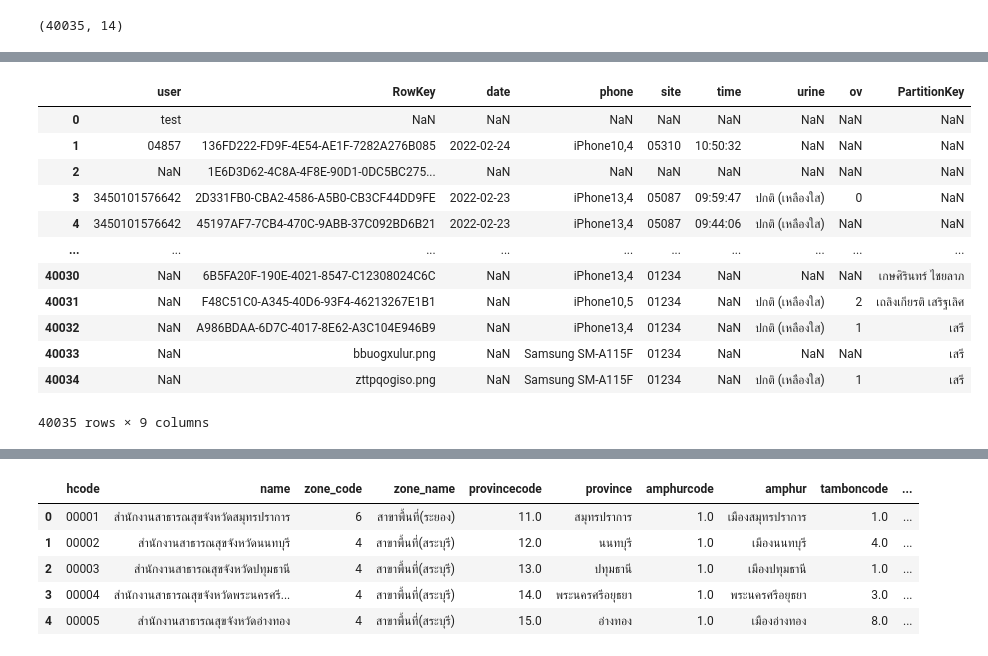
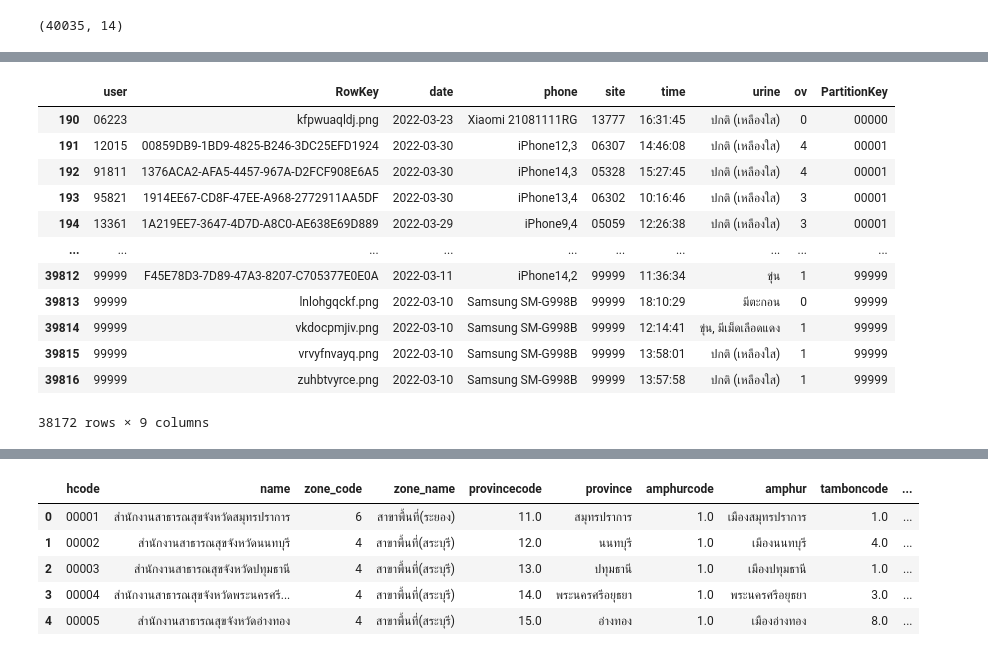
Before and after one commit to Athitiya00/data_viz_2022, a Jupyter notebook: Final_Exam.ipynb, the cells around one changed output, grey strips where cells are left out. Saved outputs shown, nothing was run; the diff lists cells and outputs as text; code cells hidden in the pictures.

```diff
--- a/Final_Exam.ipynb
+++ b/Final_Exam.ipynb
@@ -54,0 +181,4 @@ alldb.shape#ดูขนาด
+# %%
+alldb = alldb.dropna(subset=['ov'])
+print(alldb.shape)
+alldb.head()
@@ -54,0 +197,10 @@ alldb.shape#ดูขนาด
+# %%
+alldb['ov'].replace({'ปกติ (เหลืองใส)':'0',
+ 'ขุ่น':'0',
+ 'ติดเชื้อ +2 ':'0',
+ 'ปกติ (เหลืองใส)':'0',
+ 'มีตะกอน':'0',
+ 'มีเม็ดเลือดแดง':'0',
+ 'สีน้ำนม':'0',
+ 'สีฟ้า หรือน้ำเงิน':'0',
+ 'ใสเป็นน้ำเปล่า':'0'}, inplace=True)
@@ -54,0 +211,4 @@ alldb.shape#ดูขนาด
+# %%
+alldb['ov'] = alldb['ov'].astype('int')
+print(alldb.shape)
+alldb.head()
@@ -54,0 +225,4 @@ alldb.shape#ดูขนาด
+# %%
+alldb = alldb[(alldb['PartitionKey'].astype(str).str.isdigit()) & (alldb['PartitionKey'].str.len() == 5)]
+print(alldb.shape)
+alldb.head()
@@ -55,20 +237,20 @@ alldb.shape#ดูขนาด
 # %%
 alldb_df= alldb[['user','RowKey','date','phone','site','time','urine','ov','PartitionKey']] ## กำหนดตารางชื่อ alldb_df โดยเลือกเก็บข้อมูลในตาราง alldb จำนวน 9  คอลัมน์
-alldb_df. ## แสดงตาราง
+alldb_df ## แสดงตาราง
 # %% [output]
 |  | user | RowKey | date | phone | site | time | urine | ov | PartitionKey |
-| 0 | test | NaN | NaN | NaN | NaN | NaN | NaN | NaN | NaN |
-| 1 | 04857 | 136FD222-FD9F-4E54-AE1F-7282A276B085 | 2022-02-24 | iPhone10,4 | 05310 | 10:50:32 | NaN | NaN | NaN |
-| 2 | NaN | 1E6D3D62-4C8A-4F8E-90D1-0DC5BC275... | NaN | NaN | NaN | NaN | NaN | NaN | NaN |
-| 3 | 3450101576642 | 2D331FB0-CBA2-4586-A5B0-CB3CF44DD9FE | 2022-02-23 | iPhone13,4 | 05087 | 09:59:47 | ปกติ (เหลืองใส) | 0 | NaN |
-| 4 | 3450101576642 | 45197AF7-7CB4-470C-9ABB-37C092BD6B21 | 2022-02-23 | iPhone13,4 | 05087 | 09:44:06 | ปกติ (เหลืองใส) | NaN | NaN |
+| 190 | 06223 | kfpwuaqldj.png | 2022-03-23 | Xiaomi 21081111RG | 13777 | 16:31:45 | ปกติ (เหลืองใส) | 0 | 00000 |
+| 191 | 12015 | 00859DB9-1BD9-4825-B246-3DC25EFD1924 | 2022-03-30 | iPhone12,3 | 06307 | 14:46:08 | ปกติ (เหลืองใส) | 4 | 00001 |
+| 192 | 91811 | 1376ACA2-AFA5-4457-967A-D2FCF908E6A5 | 2022-03-30 | iPhone14,3 | 05328 | 15:27:45 | ปกติ (เหลืองใส) | 4 | 00001 |
+| 193 | 95821 | 1914EE67-CD8F-47EE-A968-2772911AA5DF | 2022-03-30 | iPhone13,4 | 06302 | 10:16:46 | ปกติ (เหลืองใส) | 3 | 00001 |
+| 194 | 13361 | 1A219EE7-3647-4D7D-A8C0-AE638E69D889 | 2022-03-29 | iPhone9,4 | 05059 | 12:26:38 | ปกติ (เหลืองใส) | 3 | 00001 |
 | ... | ... | ... | ... | ... | ... | ... | ... | ... | ... |
-| 40030 | NaN | 6B5FA20F-190E-4021-8547-C12308024C6C | NaN | iPhone13,4 | 01234 | NaN | NaN | NaN | เกษศิรินทร์ ไชยลาภ |
-| 40031 | NaN | F48C51C0-A345-40D6-93F4-46213267E1B1 | NaN | iPhone10,5 | 01234 | NaN | ปกติ (เหลืองใส) | 2 | เถลิงเกียรติ เสริฐเลิศ |
-| 40032 | NaN | A986BDAA-6D7C-4017-8E62-A3C104E946B9 | NaN | iPhone13,4 | 01234 | NaN | ปกติ (เหลืองใส) | 1 | เสรี |
-| 40033 | NaN | bbuogxulur.png | NaN | Samsung SM-A115F | 01234 | NaN | NaN | NaN | เสรี |
-| 40034 | NaN | zttpqogiso.png | NaN | Samsung SM-A115F | 01234 | NaN | ปกติ (เหลืองใส) | 1 | เสรี |
+| 39812 | 99999 | F45E78D3-7D89-47A3-8207-C705377E0E0A | 2022-03-11 | iPhone14,2 | 99999 | 11:36:34 | ขุ่น | 1 | 99999 |
+| 39813 | 99999 | lnlohgqckf.png | 2022-03-10 | Samsung SM-G998B | 99999 | 18:10:29 | มีตะกอน | 0 | 99999 |
+| 39814 | 99999 | vkdocpmjiv.png | 2022-03-10 | Samsung SM-G998B | 99999 | 12:14:41 | ขุ่น, มีเม็ดเลือดแดง | 1 | 99999 |
+| 39815 | 99999 | vrvyfnvayq.png | 2022-03-10 | Samsung SM-G998B | 99999 | 13:58:01 | ปกติ (เหลืองใส) | 1 | 99999 |
+| 39816 | 99999 | zuhbtvyrce.png | 2022-03-10 | Samsung SM-G998B | 99999 | 13:57:58 | ปกติ (เหลืองใส) | 1 | 99999 |
-40035 rows × 9 columns
+38172 rows × 9 columns
 # %%
 alldb_df.dtypes
 # %% [output]
```
Also changed, not shown: parts of 27 cells of this notebook.
